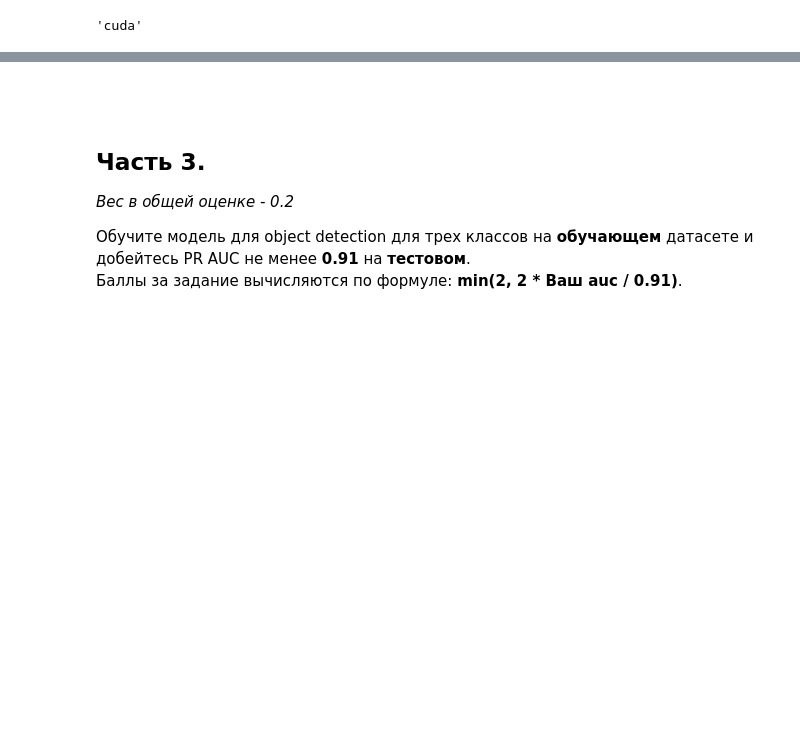
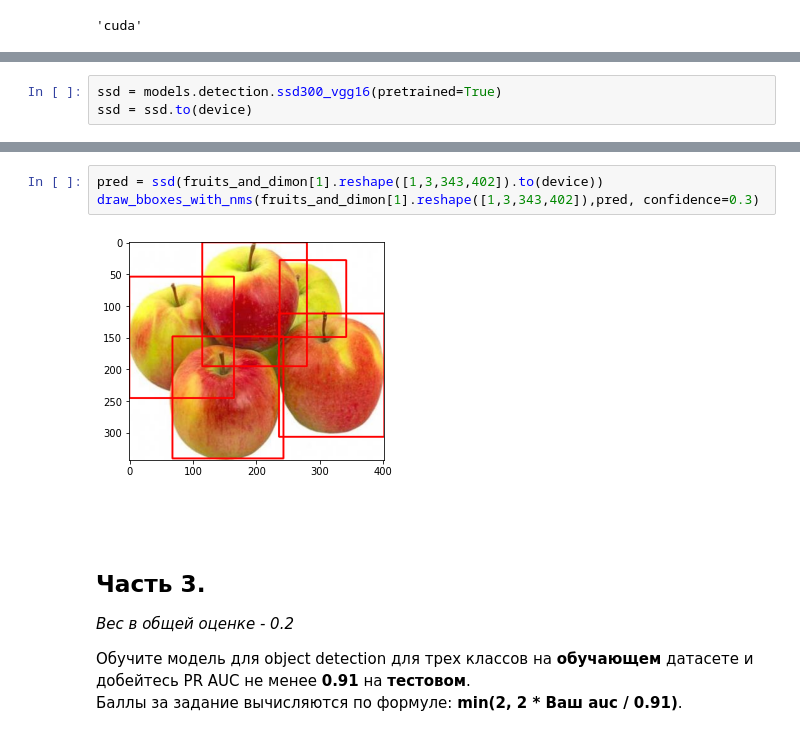
Before and after one commit to SmirnovGrigory/IAD_ml_lab2, a Jupyter notebook: Modern_ML.Lab_2.Object_Detection.ipynb, the cells around one changed output, grey strips where cells are left out. Drawn from its saved outputs; the diff is of its cells as text; blank space fills up the shorter version.

```diff
--- a/Modern_ML.Lab_2.Object_Detection.ipynb
+++ b/Modern_ML.Lab_2.Object_Detection.ipynb
@@ -804 +817,4 @@ ssd = ssd.to(device)
+# %%
+ssd = models.detection.ssd300_vgg16(pretrained=True)
+ssd = ssd.to(device)
 # %%
@@ -814,3 +842,8 @@ For debugging consider passing CUDA_LAUNCH_BLOCKING=1.
+# %%
+pred = ssd(fruits_and_dimon[1].reshape([1,3,343,402]).to(device))
+draw_bboxes_with_nms(fruits_and_dimon[1].reshape([1,3,343,402]),pred, confidence=0.3)
+# %% [output]
+[figure, added]
 # %% [markdown]
 <br>
 <br>
```
Also changed, not shown: parts of 38 cells of this notebook, 3 other files.
